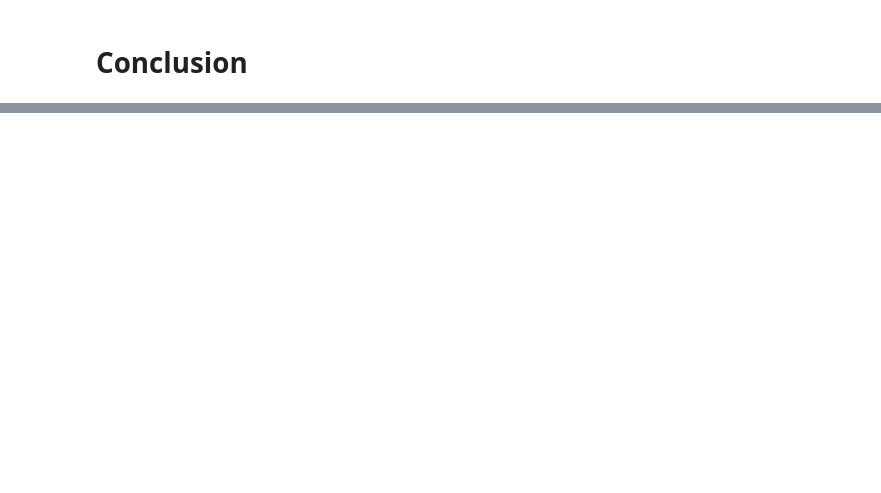
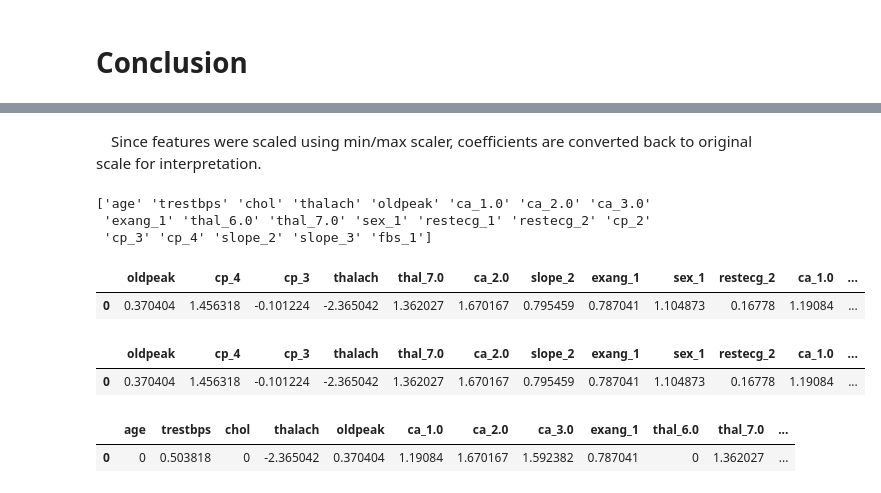
Before and after one commit to moscmh/heartdisease_by_logisticregression, a Jupyter notebook: heart.ipynb, the cells around one changed output, grey strips where cells are left out. Saved outputs shown, nothing was run; the diff lists cells and outputs as text; code cells hidden in the pictures; blank space fills up the shorter version.

```diff
--- a/heart.ipynb
+++ b/heart.ipynb
@@ -632,0 +620,30 @@ Specificity: 75.86 %
+# %% [markdown]
+&emsp;Since features were scaled using min/max scaler, coefficients are converted back to original scale for interpretation.
+# %%
+# Features fitted in the scaler
+print(mscaler.feature_names_in_)
+# Model coefficients
+model_coefs = pd.DataFrame([lm_l1.coef_[0]], columns=lm_l1.feature_names_in_)
+model_coefs
+# %% [output]
+['age' 'trestbps' 'chol' 'thalach' 'oldpeak' 'ca_1.0' 'ca_2.0' 'ca_3.0'
+ 'exang_1' 'thal_6.0' 'thal_7.0' 'sex_1' 'restecg_1' 'restecg_2' 'cp_2'
+ 'cp_3' 'cp_4' 'slope_2' 'slope_3' 'fbs_1']
+|  | oldpeak | cp_4 | cp_3 | thalach | thal_7.0 | ca_2.0 | slope_2 | exang_1 | sex_1 | restecg_2 | ca_1.0 | ... |
+| 0 | 0.370404 | 1.456318 | -0.101224 | -2.365042 | 1.362027 | 1.670167 | 0.795459 | 0.787041 | 1.104873 | 0.16778 | 1.19084 | ... |
+# %%
+# Insert the missing features
+for f in mscaler.feature_names_in_:
+    if f not in model_coefs.columns:
+        model_coefs[f] = 0
+model_coefs
+# %% [output]
+|  | oldpeak | cp_4 | cp_3 | thalach | thal_7.0 | ca_2.0 | slope_2 | exang_1 | sex_1 | restecg_2 | ca_1.0 | ... |
+| 0 | 0.370404 | 1.456318 | -0.101224 | -2.365042 | 1.362027 | 1.670167 | 0.795459 | 0.787041 | 1.104873 | 0.16778 | 1.19084 | ... |
+# %%
+# Arrange features to align with scaler
+model_coefs_for_inverse = model_coefs.loc[:,mscaler.feature_names_in_]
+model_coefs_for_inverse
+# %% [output]
+|  | age | trestbps | chol | thalach | oldpeak | ca_1.0 | ca_2.0 | ca_3.0 | exang_1 | thal_6.0 | thal_7.0 | ... |
+| 0 | 0 | 0.503818 | 0 | -2.365042 | 0.370404 | 1.19084 | 1.670167 | 1.592382 | 0.787041 | 0 | 1.362027 | ... |
```
Also changed, not shown: parts of 9 cells of this notebook.
